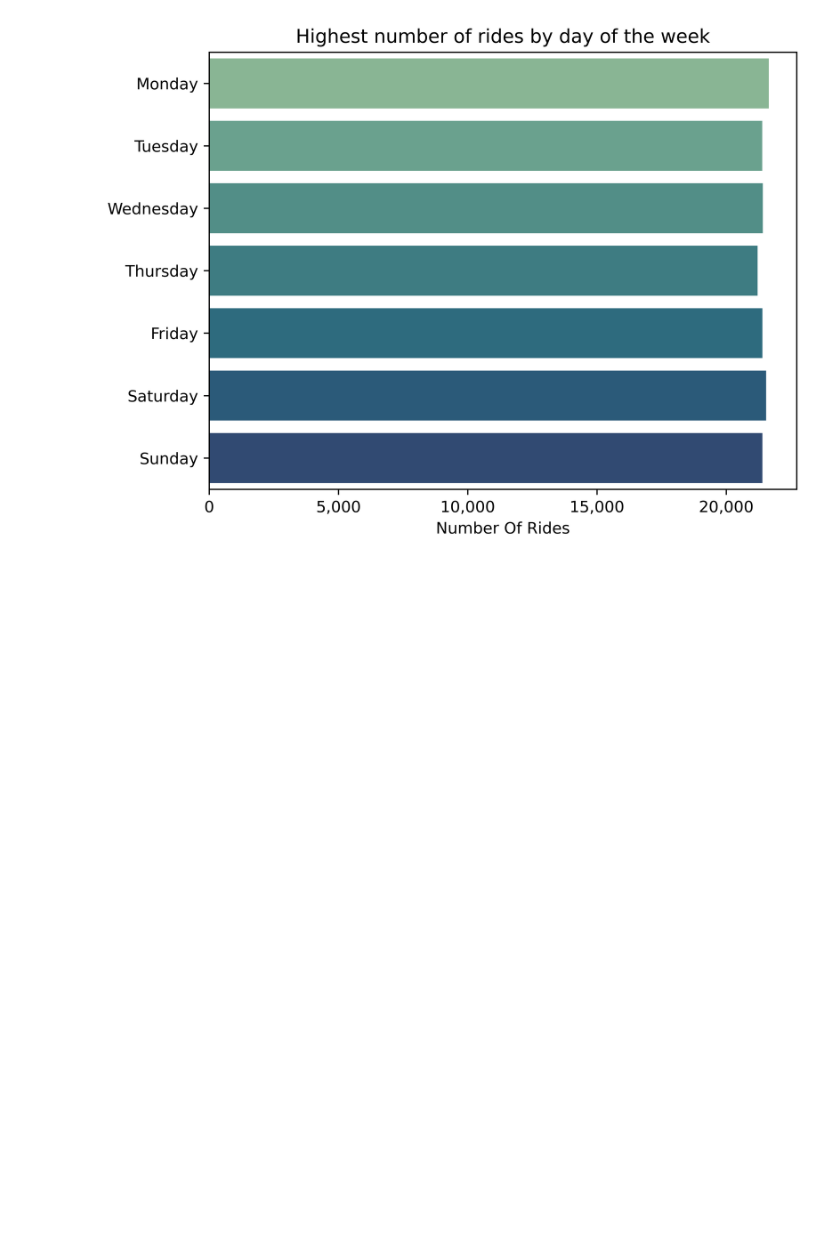
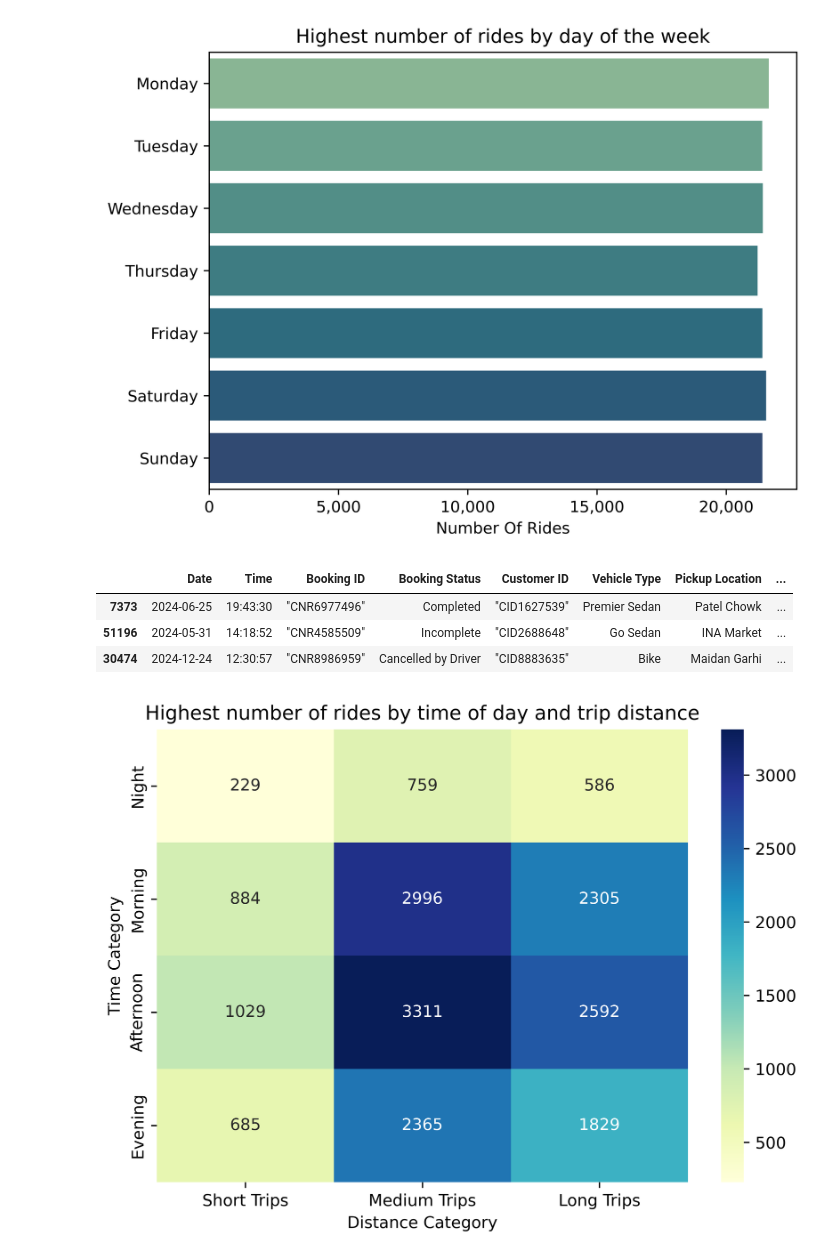
Before and after one commit to iTom72/DA_projects, a Jupyter notebook: uber_data/uber_data.ipynb, the cells around one changed output. Drawn from its saved outputs; the diff is of its cells as text; code cells hidden in the pictures; blank space fills up the shorter version.

```diff
--- a/uber_data/uber_data.ipynb
+++ b/uber_data/uber_data.ipynb
@@ -153,6 +153,28 @@ plt.tight_layout()
 plt.show()
 # %% [output]
 [figure]
+# %%
+csv_plot = csv.copy()
+csv_plot.sample(3)
+# %% [output]
+|  | Date | Time | Booking ID | Booking Status | Customer ID | Vehicle Type | Pickup Location | ... |
+| 7373 | 2024-06-25 | 19:43:30 | "CNR6977496" | Completed | "CID1627539" | Premier Sedan | Patel Chowk | ... |
+| 51196 | 2024-05-31 | 14:18:52 | "CNR4585509" | Incomplete | "CID2688648" | Go Sedan | INA Market | ... |
+| 30474 | 2024-12-24 | 12:30:57 | "CNR8986959" | Cancelled by Driver | "CID8883635" | Bike | Maidan Garhi | ... |
 # %%
 # Do longer trips occur more often during specific times of day (morning commute, afternoon, evening)?
 csv_plot = csv.copy()
+csv_plot['Time'] = pd.to_datetime(csv_plot['Time'], format='%H:%M:%S')
+csv_plot['Distance Category'] = pd.cut(csv_plot['Ride Distance'], bins=[0, 3, 7, 10], labels=['Short Trips (< 3)', 'Medium Trips', 'Long Trips'])
+csv_plot['Hour'] = csv_plot['Time'].dt.hour
+csv_plot['Time Category'] = pd.cut(csv_plot['Hour'], bins=[0, 6, 12, 18, 24], labels=['Night', 'Morning', 'Afternoon', 'Evening'])
+csv_plot = csv_plot.groupby(['Distance Category', 'Time Category'])['Booking ID'].count().reset_index()
+csv_pivot = csv_plot.pivot(index='Time Category', columns='Distance Category', values='Booking ID')
+csv_pivot
+sns.heatmap(csv_pivot, annot=True, fmt='d', cmap='YlGnBu')
+plt.title('Highest number of rides by time of day and trip distance')
+plt.gca().figure.set_dpi(800)
+plt.tight_layout()
+plt.show()
+# %% [output]
+[figure, added]
```
Also changed, not shown: parts of 1 cell of this notebook.
